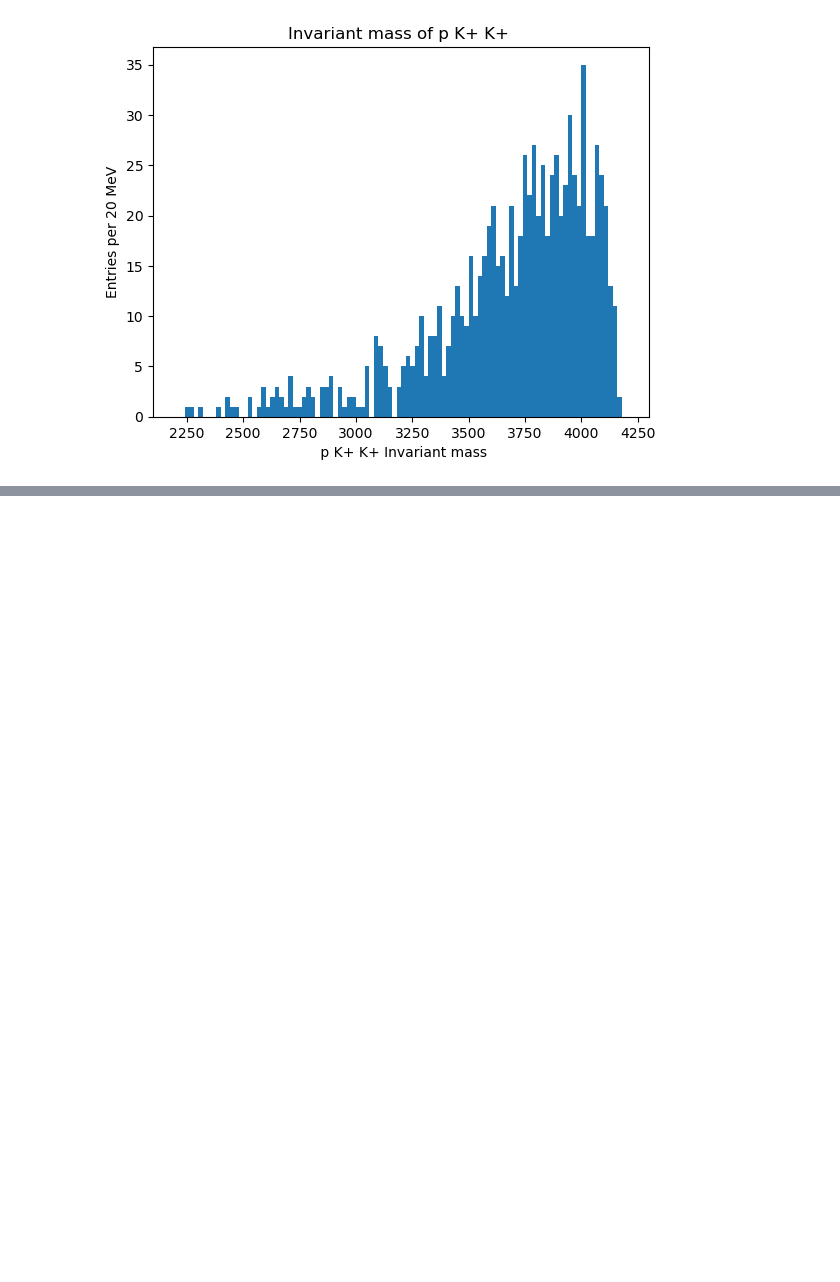
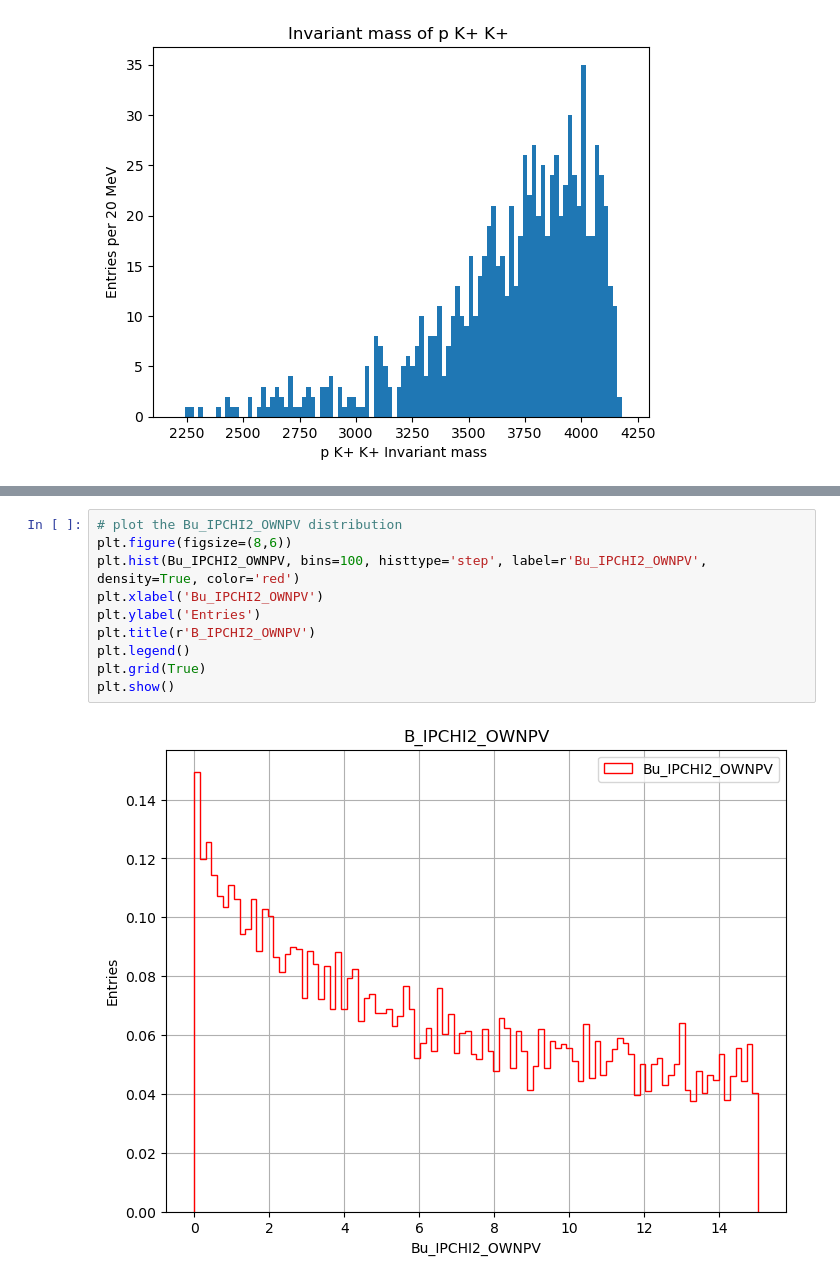
Before and after one commit to LHCb-Cincinnati/bphysics, a Jupyter notebook: KpKp_fitting.ipynb, the cells around one changed output, grey strips where cells are left out. Saved outputs shown, nothing was run; the diff lists cells and outputs as text; blank space fills up the shorter version.

```diff
--- a/KpKp_fitting.ipynb
+++ b/KpKp_fitting.ipynb
@@ -1092,0 +1155,12 @@ plt.show()
+# %%
+# plot the Bu_IPCHI2_OWNPV distribution
+plt.figure(figsize=(8,6))
+plt.hist(Bu_IPCHI2_OWNPV, bins=100, histtype='step', label=r'Bu_IPCHI2_OWNPV', density=True, color='red')
+plt.xlabel('Bu_IPCHI2_OWNPV')
+plt.ylabel('Entries')
+plt.title(r'B_IPCHI2_OWNPV')
+plt.legend()
+plt.grid(True)
+plt.show()
+# %% [output]
+[figure, added]
```
Also changed, not shown: parts of 58 cells of this notebook, 2 other files.
